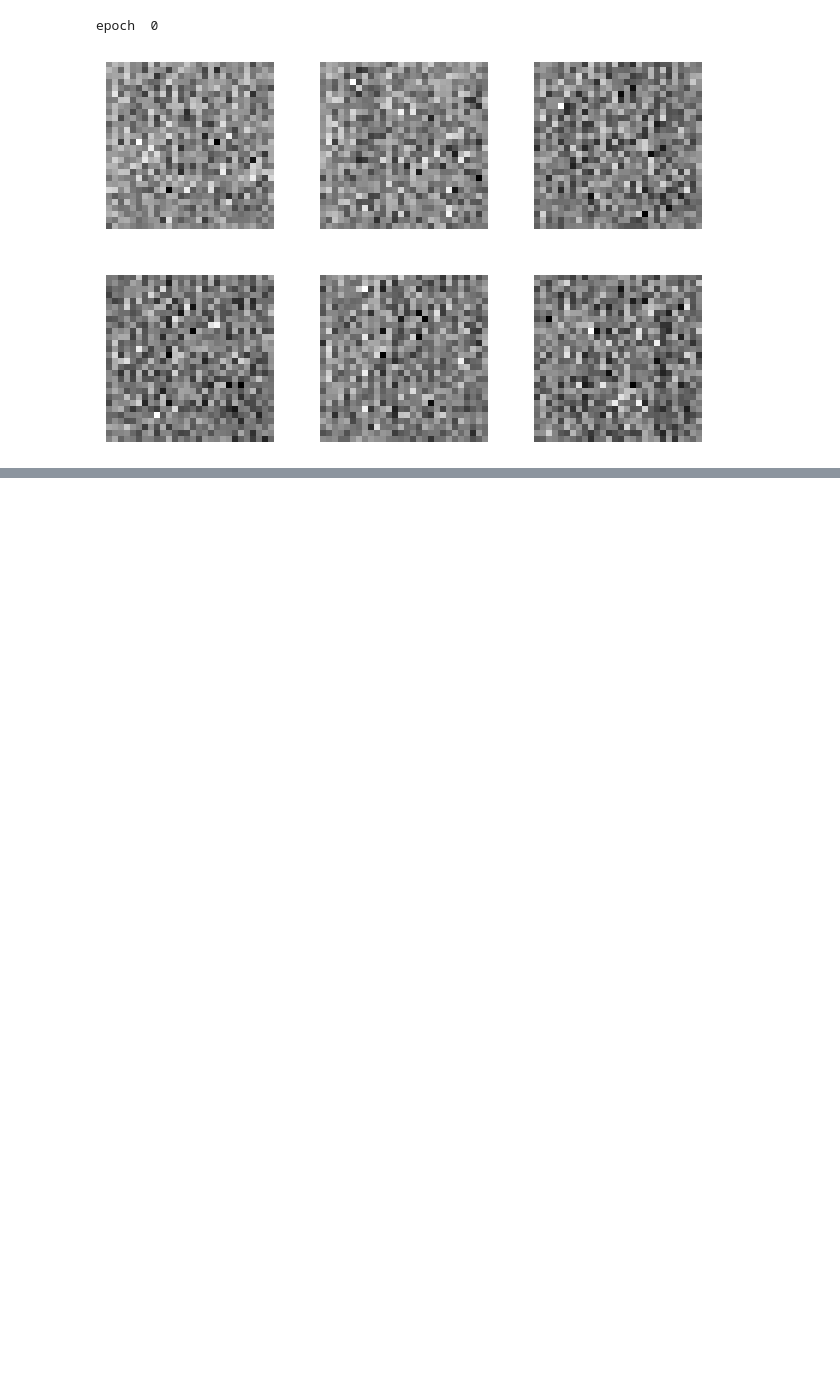
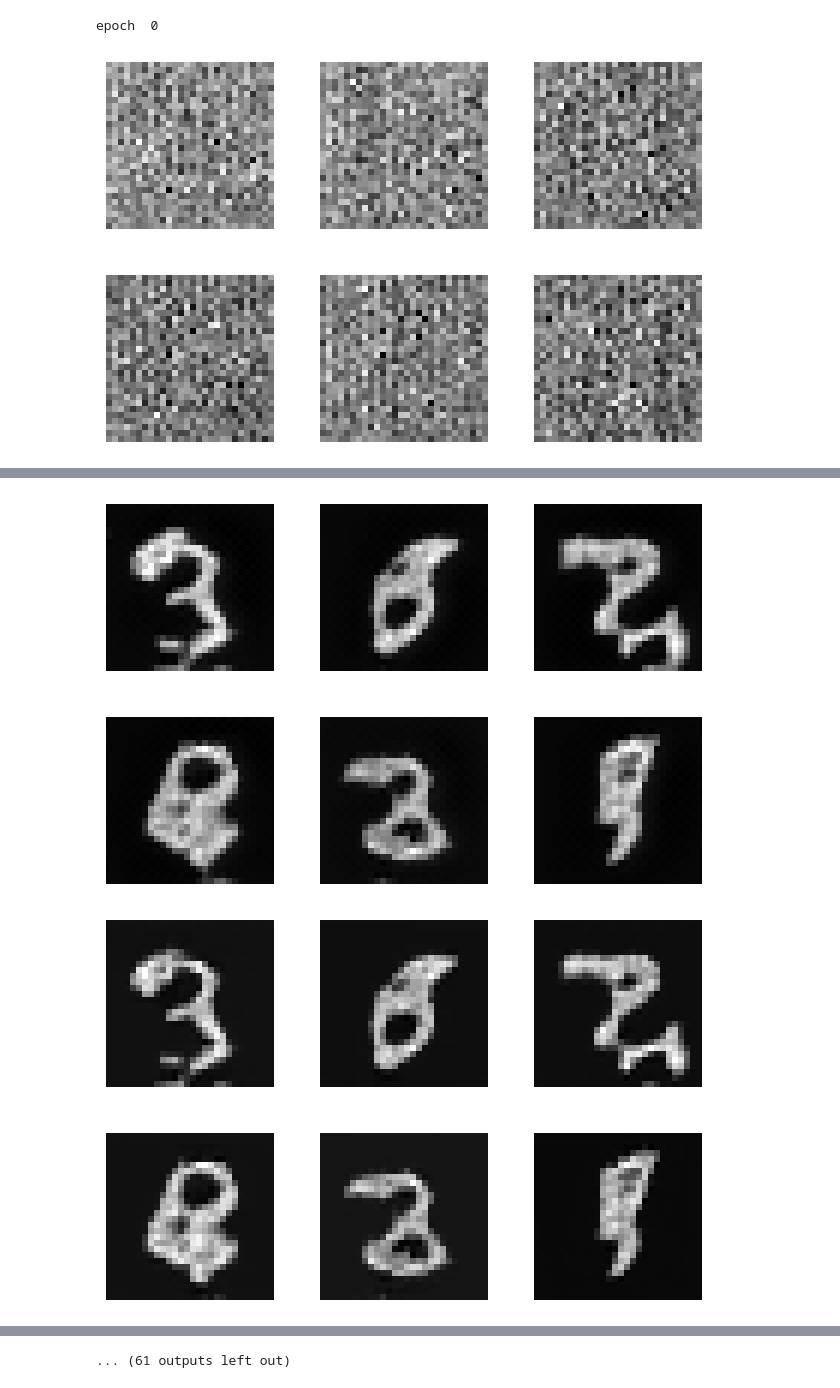
Before and after one commit to Downcasting/pytorch, a Jupyter notebook: GAN/gan.ipynb, the cells around one changed output, grey strips where cells are left out. Saved outputs shown, nothing was run; the diff lists cells and outputs as text; code cells hidden in the pictures; blank space fills up the shorter version.

```diff
--- a/GAN/gan.ipynb
+++ b/GAN/gan.ipynb
@@ -54,7 +54,7 @@ class MNISTDataModule(pl.LightningDataModule):
             self.mnist_test = MNIST(self.data_dir, train=False, transform=self.transform)
 
     def train_dataloader(self):
-        return DataLoader(self.mnist_train, batch_size=self.batch_size, num_workers=self.num_workers)
+        return DataLoader(self.mnist_train, batch_size=self.batch_size, num_workers=self.num_workers, persistent_workers=True)
 
     def val_dataloader(self):
         return DataLoader(self.mnist_val, batch_size=self.batch_size, num_workers=self.num_workers)
@@ -193,7 +193,7 @@ class GAN(pl.LightningModule):
             plt.axis('off')
         plt.show()
 
-    def on_epoch_end(self):
+    def on_train_epoch_end(self):
         self.plot_imgs()
 # %%
 dm = MNISTDataModule()
@@ -204,7 +204,7 @@ model.plot_imgs()
 epoch  0
 [figure]
 # %%
-trainer = pl.Trainer(max_epochs=20, accelerator="gpu", devices=AVAIL_GPUS)
+trainer = pl.Trainer(max_epochs=100, accelerator="gpu", devices=AVAIL_GPUS)
 trainer.fit(model, dm)
 # %% [output]
 GPU available: True (cuda), used: True
@@ -228,0 +226,2 @@ c:\Users\hoo95\AppData\Local\Programs\Python\Python312\Lib\site-packages\pytorch
+[figure, added]
+[figure, added]
@@ -228,0 +237 @@ c:\Users\hoo95\AppData\Local\Programs\Python\Python312\Lib\site-packages\pytorch
+... (61 outputs left out)
```
Also changed, not shown: parts of 1 cell of this notebook, 10 other files.
